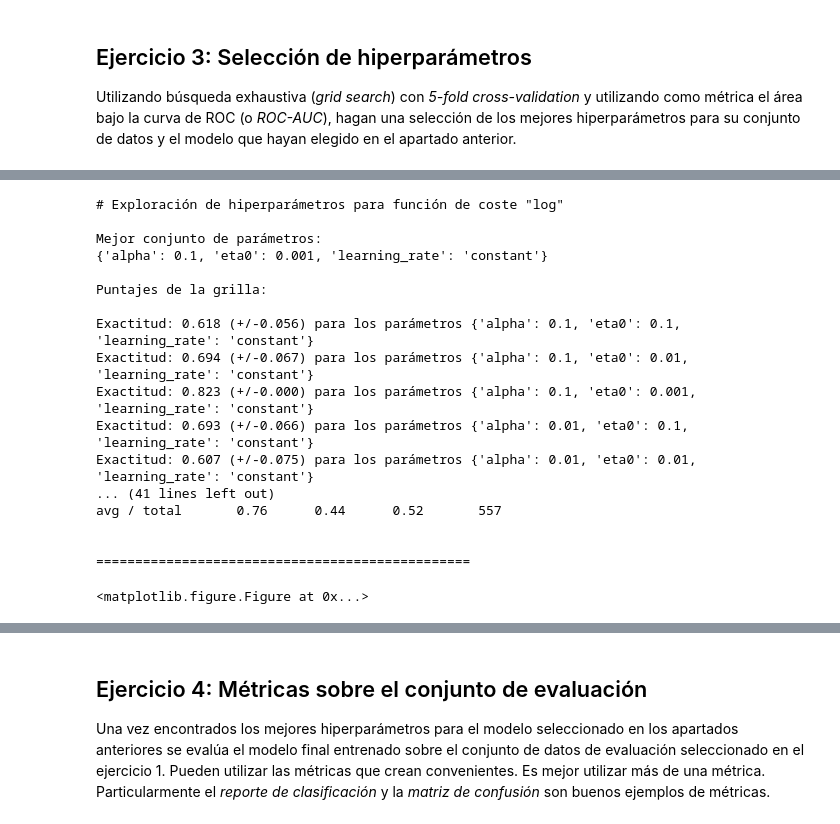
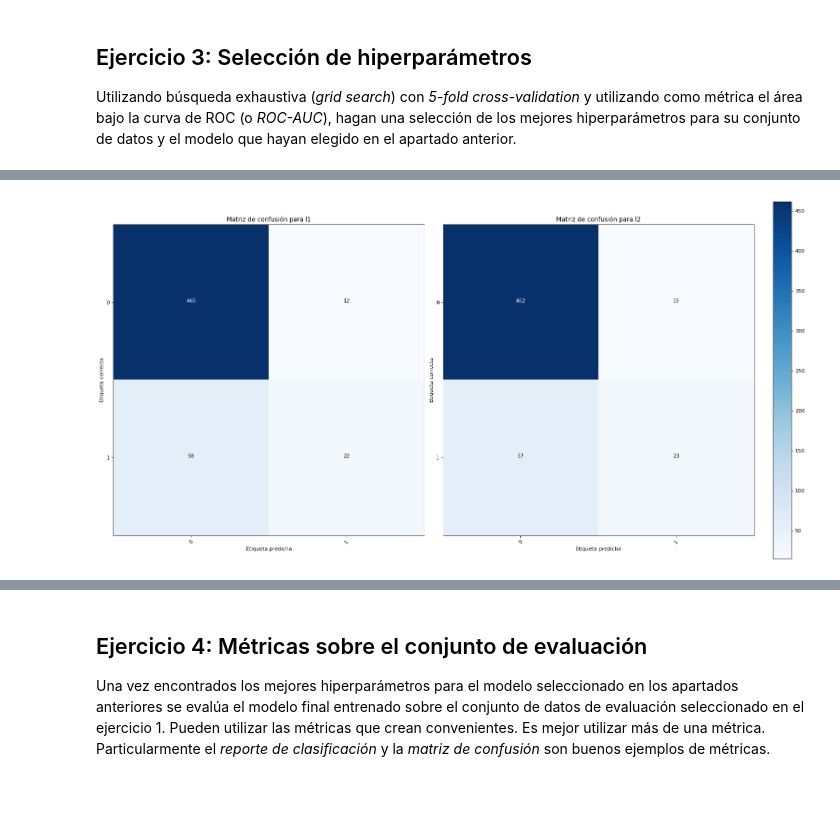
Before and after one commit to emavferrero/Famaf-practicos, a Jupyter notebook: Laboratorio Final - Bruno Magnano.ipynb, the cells around one changed output, grey strips where cells are left out. Cells and saved outputs as stored; diff of their text form; code cells hidden in the pictures; blank space fills up the shorter version.

```diff
--- a/Laboratorio Final - Bruno Magnano.ipynb
+++ b/Laboratorio Final - Bruno Magnano.ipynb
@@ -95,12 +104,0 @@ X_train, X_test, y_train, y_test = train_test_split(X, y, test_size =0.30, rando
-# %%
-# Nvo_release
-
-# Utilizamos aproximadamente 80% de los datos para entrenamiento y 20% para validación# Utiliz
-X_train, X_test, y_train, y_test = train_test_split(X, y, test_size = 0.2)
-
-# Necesario para poder hacer un regresor por feature
-feature_map = {feature: idx for idx, feature in enumerate(['LOAN', 'MORTDUE','VALUE','YOJ','DEROG','DELINQ',
-                                                           'CLAGE','NINQ','CLNO', 'DEBTINC'])}
-print("Listado de atributos\n====================")
-for feature in feature_map:
-    print("- %s" % feature)
@@ -159,34 +129,40 @@ plt.show()
 
 Utilizando búsqueda exhaustiva (*grid search*) con *5-fold cross-validation* y utilizando como métrica el área bajo la curva de ROC (o *ROC-AUC*), hagan una selección de los mejores hiperparámetros para su conjunto de datos y el modelo que hayan elegido en el apartado anterior.
 # %%
-plt.figure(figsize=(14, 4), dpi= 80, facecolor='w', edgecolor='k')
+plt.figure(figsize=(20, 10), dpi= 80, facecolor='w', edgecolor='k')
 
-for idx, loss in enumerate(('hinge', 'log', 'perceptron'), start=1):
+for idx, penalty in enumerate(('l1', 'l2'), start=1):
     exploring_params = {
-        'learning_rate': ['constant'],
-        'eta0': [0.1, 0.01, 0.001],  # Tasa de entrenamiento
-        'alpha': [0.1, 0.01, 0.001]  # Tasa de regularización
+        'C': [1./40., 1./30., 1./20., 1./10., 1./1., 1./0.9, 1./0.8, 1./0.5, 1./0.1, 1./0.01],  # Tasa de regularización
+        'tol': [1e-3, 1e-5],
+        'max_iter': [10000, 15000, 20000]
     }
-    m = SGDClassifier(loss=loss, tol=1e-3)
-    model = GridSearchCV(m, exploring_params, cv=5, scoring='accuracy')
+
+    m = LogisticRegression(penalty=penalty)
+    model = GridSearchCV(m, exploring_params, cv=5, scoring='roc_auc')
     model.fit(X_train, y_train)
 
-    print("# Exploración de hiperparámetros para función de coste \"%s\"" % loss, end="\n\n")
+    print("####################################################################")
+    print("    Exploración de hiperparámetros para función de coste \"%s\"    " % penalty, end="\n")
+    print("####################################################################\n")
 
     print("Mejor conjunto de parámetros:")
     print(model.best_params_, end="\n\n")
 
-    print("Puntajes de la grilla:", end="\n\n")
+    print("Puntajes de la grilla:", end="\n")
     means = model.cv_results_['mean_test_score']
     stds = model.cv_results_['std_test_score']
     for mean, std, params in zip(means, stds, model.cv_results_['params']):
         print("Exactitud: %0.3f (+/-%0.03f) para los parámetros %r" % (mean, std ** 2, params))
     print()
 
-
-    print("Reporte de clasificación para el mejor clasificador (sobre conjunto de evaluación):", end="\n\n")
+    print("Reporte de clasificación para el mejor clasificador (sobre conjunto de evaluación):", end="\n")
     y_true, y_pred = y_test, model.predict(X_test)
     print(classification_report(y_true, y_pred), end="\n\n")
 
-    print("================================================", end="\n\n")
+    print("==================================================================================", end="\n\n")
+
+    plt.subplot(1, 2, idx)
+    plot_confusion_matrix(confusion_matrix(y_true, y_pred),
+                          classes=[0,1], title="Matriz de confusión para %s" % penalty)
 # %% [output]
@@ -210,18 +186 @@ avg / total       0.73      0.86      0.79       557
-# Exploración de hiperparámetros para función de coste "log"
-
-Mejor conjunto de parámetros:
-{'alpha': 0.1, 'eta0': 0.001, 'learning_rate': 'constant'}
-
-Puntajes de la grilla:
-
-Exactitud: 0.618 (+/-0.056) para los parámetros {'alpha': 0.1, 'eta0': 0.1, 'learning_rate': 'constant'}
-Exactitud: 0.694 (+/-0.067) para los parámetros {'alpha': 0.1, 'eta0': 0.01, 'learning_rate': 'constant'}
-Exactitud: 0.823 (+/-0.000) para los parámetros {'alpha': 0.1, 'eta0': 0.001, 'learning_rate': 'constant'}
-Exactitud: 0.693 (+/-0.066) para los parámetros {'alpha': 0.01, 'eta0': 0.1, 'learning_rate': 'constant'}
-Exactitud: 0.607 (+/-0.075) para los parámetros {'alpha': 0.01, 'eta0': 0.01, 'learning_rate': 'constant'}
-... (41 lines left out)
-avg / total       0.76      0.44      0.52       557
-
-
-================================================
-<matplotlib.figure.Figure at 0x...>
+[figure, added]
```
Also changed, not shown: parts of 20 cells of this notebook.
